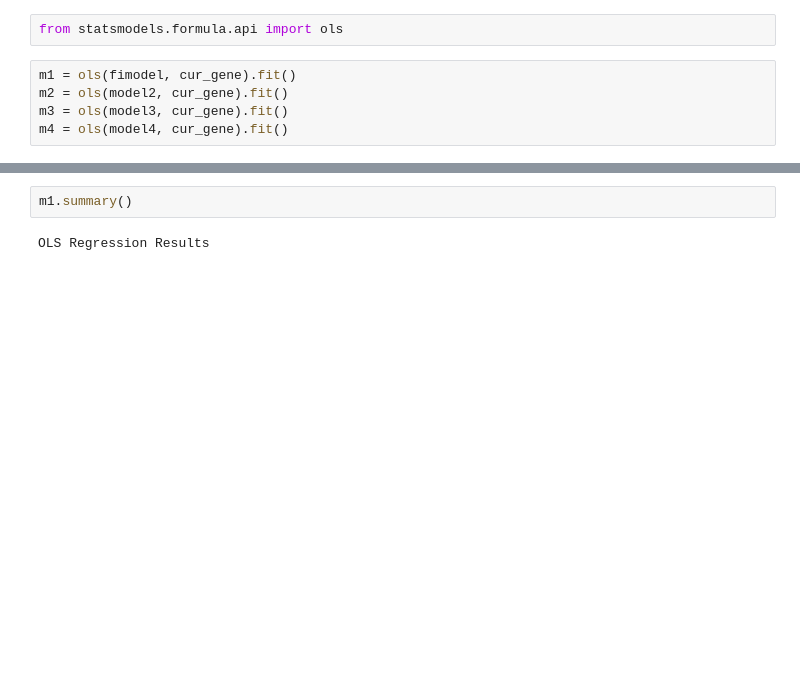
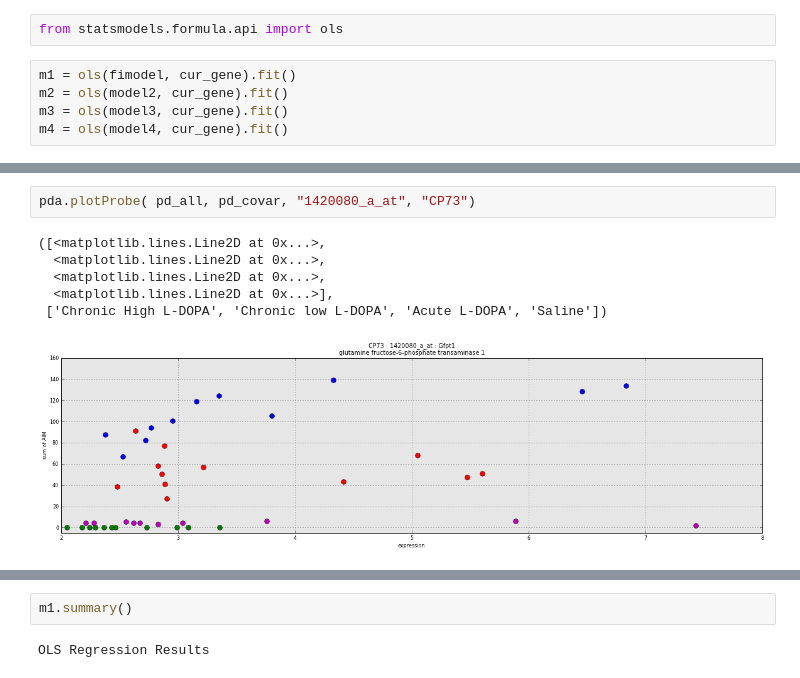
Before and after one commit to aheilbut/pdmouse, a Jupyter notebook: py/PDfilters.ipynb, the cells around one changed output, grey strips where cells are left out. Cells and saved outputs as stored; diff of their text form; blank space fills up the shorter version.

```diff
--- a/py/PDfilters.ipynb
+++ b/py/PDfilters.ipynb
@@ -690,0 +734,9 @@ m4 = ols(model4, cur_gene).fit()
+# %%
+pda.plotProbe( pd_all, pd_covar, "1420080_a_at", "CP73")
+# %% [output]
+([<matplotlib.lines.Line2D at 0x...>,
+  <matplotlib.lines.Line2D at 0x...>,
+  <matplotlib.lines.Line2D at 0x...>,
+  <matplotlib.lines.Line2D at 0x...>],
+ ['Chronic High L-DOPA', 'Chronic low L-DOPA', 'Acute L-DOPA', 'Saline'])
+[figure, added]
```
Also changed, not shown: parts of 65 cells of this notebook, 2 other files.
